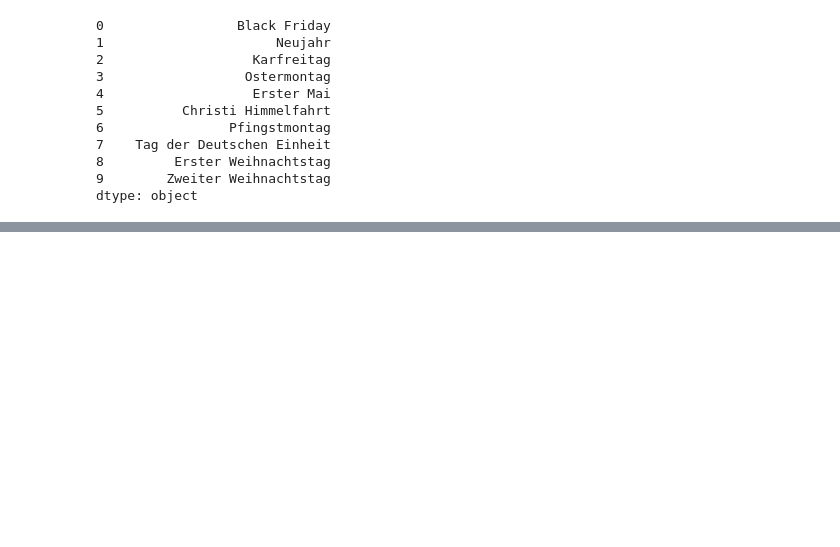
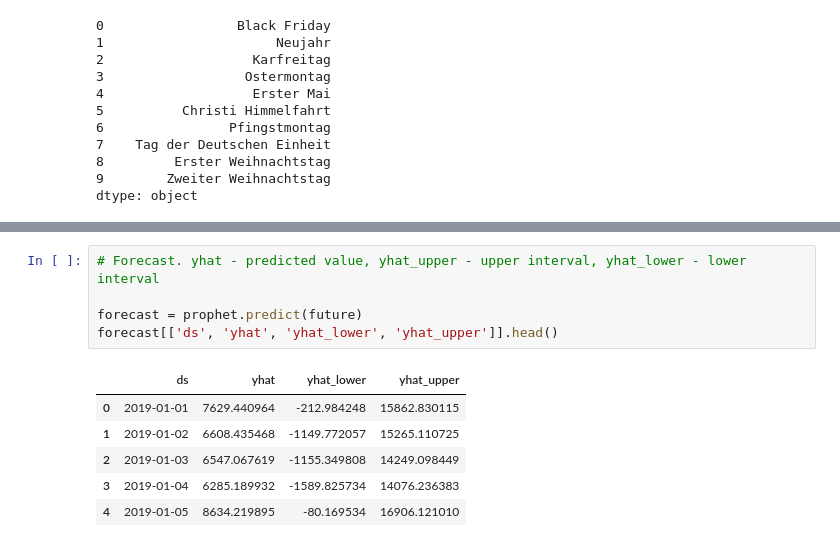
Before and after one commit to adrian-pasek-prv/timeseries-forecasting, a Jupyter notebook: Prophet.ipynb, the cells around one changed output, grey strips where cells are left out. Cells and saved outputs as stored; diff of their text form; blank space fills up the shorter version.

```diff
--- a/Prophet.ipynb
+++ b/Prophet.ipynb
@@ -60,0 +73,12 @@ dtype: object
+# %%
+# Forecast. yhat - predicted value, yhat_upper - upper interval, yhat_lower - lower interval
+
+forecast = prophet.predict(future)
+forecast[['ds', 'yhat', 'yhat_lower', 'yhat_upper']].head()
+# %% [output]
+|  | ds | yhat | yhat_lower | yhat_upper |
+| 0 | 2019-01-01 | 7629.440964 | -212.984248 | 15862.830115 |
+| 1 | 2019-01-02 | 6608.435468 | -1149.772057 | 15265.110725 |
+| 2 | 2019-01-03 | 6547.067619 | -1155.349808 | 14249.098449 |
+| 3 | 2019-01-04 | 6285.189932 | -1589.825734 | 14076.236383 |
+| 4 | 2019-01-05 | 8634.219895 | -80.169534 | 16906.121010 |
```
Also changed, not shown: parts of 4 cells of this notebook.
